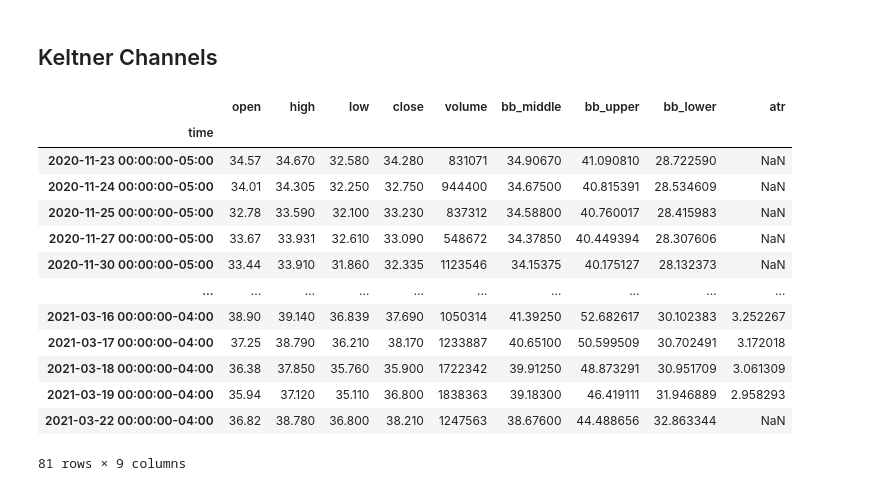
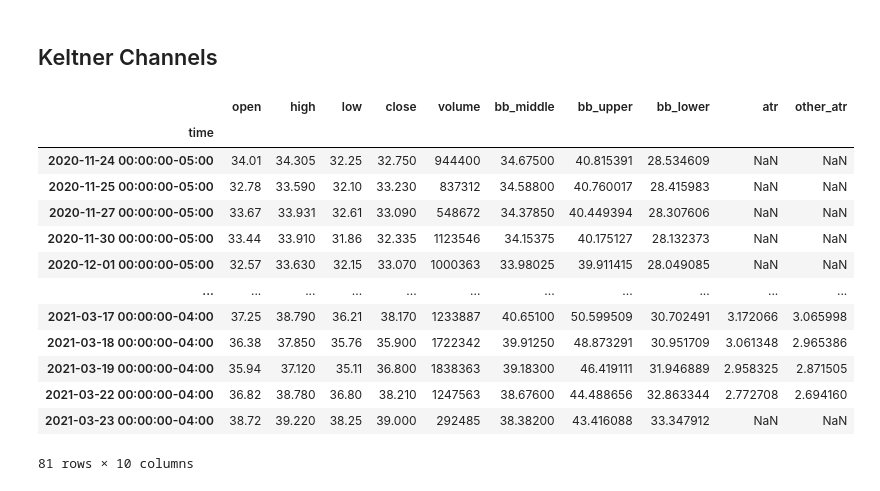
Before and after one commit to jonowens/bookish-fiesta, a Jupyter notebook: analyzer.ipynb, the cells around one changed output. Saved outputs shown, nothing was run; the diff lists cells and outputs as text; code cells hidden in the pictures.

Commit message:
Updated average true range generator function to loop starting with current day.

```diff
--- a/analyzer.ipynb
+++ b/analyzer.ipynb
@@ -59,20 +59,20 @@ df_updated[['close', 'bb_upper', 'bb_middle', 'bb_lower']].plot(figsize=(20,10),
 ## Keltner Channels
 # %%
 # Generate average true range values
-df_updated = indicators.average_true_range_generator(df_updated)
-df_updated
+test1 = indicators.average_true_range_generator(df_updated)
+test1
 # %% [output]
-|  | open | high | low | close | volume | bb_middle | bb_upper | bb_lower | atr |
-| time |  |  |  |  |  |  |  |  |  |
-| 2020-11-23 00:00:00-05:00 | 34.57 | 34.670 | 32.580 | 34.280 | 831071 | 34.90670 | 41.090810 | 28.722590 | NaN |
-| 2020-11-24 00:00:00-05:00 | 34.01 | 34.305 | 32.250 | 32.750 | 944400 | 34.67500 | 40.815391 | 28.534609 | NaN |
-| 2020-11-25 00:00:00-05:00 | 32.78 | 33.590 | 32.100 | 33.230 | 837312 | 34.58800 | 40.760017 | 28.415983 | NaN |
-| 2020-11-27 00:00:00-05:00 | 33.67 | 33.931 | 32.610 | 33.090 | 548672 | 34.37850 | 40.449394 | 28.307606 | NaN |
-| 2020-11-30 00:00:00-05:00 | 33.44 | 33.910 | 31.860 | 32.335 | 1123546 | 34.15375 | 40.175127 | 28.132373 | NaN |
-| ... | ... | ... | ... | ... | ... | ... | ... | ... | ... |
-| 2021-03-16 00:00:00-04:00 | 38.90 | 39.140 | 36.839 | 37.690 | 1050314 | 41.39250 | 52.682617 | 30.102383 | 3.252267 |
-| 2021-03-17 00:00:00-04:00 | 37.25 | 38.790 | 36.210 | 38.170 | 1233887 | 40.65100 | 50.599509 | 30.702491 | 3.172018 |
-| 2021-03-18 00:00:00-04:00 | 36.38 | 37.850 | 35.760 | 35.900 | 1722342 | 39.91250 | 48.873291 | 30.951709 | 3.061309 |
-| 2021-03-19 00:00:00-04:00 | 35.94 | 37.120 | 35.110 | 36.800 | 1838363 | 39.18300 | 46.419111 | 31.946889 | 2.958293 |
-| 2021-03-22 00:00:00-04:00 | 36.82 | 38.780 | 36.800 | 38.210 | 1247563 | 38.67600 | 44.488656 | 32.863344 | NaN |
+|  | open | high | low | close | volume | bb_middle | bb_upper | bb_lower | atr | other_atr |
+| time |  |  |  |  |  |  |  |  |  |  |
+| 2020-11-24 00:00:00-05:00 | 34.01 | 34.305 | 32.25 | 32.750 | 944400 | 34.67500 | 40.815391 | 28.534609 | NaN | NaN |
+| 2020-11-25 00:00:00-05:00 | 32.78 | 33.590 | 32.10 | 33.230 | 837312 | 34.58800 | 40.760017 | 28.415983 | NaN | NaN |
+| 2020-11-27 00:00:00-05:00 | 33.67 | 33.931 | 32.61 | 33.090 | 548672 | 34.37850 | 40.449394 | 28.307606 | NaN | NaN |
+| 2020-11-30 00:00:00-05:00 | 33.44 | 33.910 | 31.86 | 32.335 | 1123546 | 34.15375 | 40.175127 | 28.132373 | NaN | NaN |
+| 2020-12-01 00:00:00-05:00 | 32.57 | 33.630 | 32.15 | 33.070 | 1000363 | 33.98025 | 39.911415 | 28.049085 | NaN | NaN |
+| ... | ... | ... | ... | ... | ... | ... | ... | ... | ... | ... |
+| 2021-03-17 00:00:00-04:00 | 37.25 | 38.790 | 36.21 | 38.170 | 1233887 | 40.65100 | 50.599509 | 30.702491 | 3.172066 | 3.065998 |
+| 2021-03-18 00:00:00-04:00 | 36.38 | 37.850 | 35.76 | 35.900 | 1722342 | 39.91250 | 48.873291 | 30.951709 | 3.061348 | 2.965386 |
+| 2021-03-19 00:00:00-04:00 | 35.94 | 37.120 | 35.11 | 36.800 | 1838363 | 39.18300 | 46.419111 | 31.946889 | 2.958325 | 2.871505 |
+| 2021-03-22 00:00:00-04:00 | 36.82 | 38.780 | 36.80 | 38.210 | 1247563 | 38.67600 | 44.488656 | 32.863344 | 2.772708 | 2.694160 |
+| 2021-03-23 00:00:00-04:00 | 38.72 | 39.220 | 38.25 | 39.000 | 292485 | 38.38200 | 43.416088 | 33.347912 | NaN | NaN |
-81 rows × 9 columns
+81 rows × 10 columns
```
Also changed, not shown: parts of 1 cell of this notebook, 1 other file.
